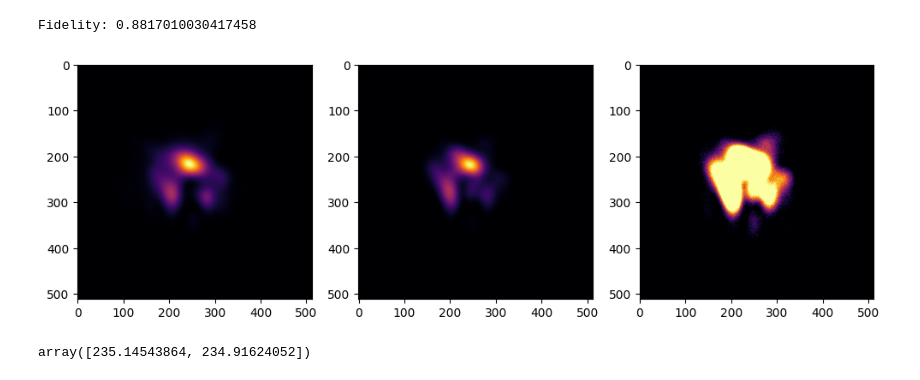
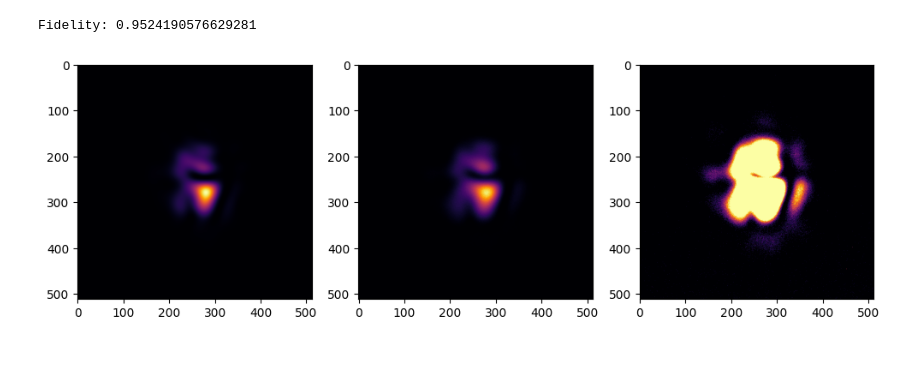
Before and after one commit to marcsgil/random_phase_measurements, a Jupyter notebook: test.ipynb, the cells around one changed output. Saved outputs shown, nothing was run; the diff lists cells and outputs as text; code cells hidden in the pictures.

Commit message:
once again managed to get good results

```diff
--- a/test.ipynb
+++ b/test.ipynb
@@ -20,53 +20,55 @@ calibration_path = result_directory / "calibration_data" / "calibration.h5"
 
 with h5py.File(calibration_path) as f:
     calibration_image = np.asarray(f["calibration_image"])
-
-calibration_result = CalibrationResult.load(calibration_path)
-
-det_matrix = np.linalg.det(calibration_result.transform.matrix)
-zoom = np.sqrt(np.abs(det_matrix))
+    zoom = float(f["zoom"][()])
 
 _xs = np.arange(N) - N // 2
 _ys = np.arange(N) - N // 2
 xs, ys = np.meshgrid(_xs, _ys)
 # %%
+sigma_idx = 0
+phase_idx = 0
+coeff_idx = 0
+
 with h5py.File(result_directory / "phases.h5") as f:
-    phase = np.asarray(f["phases"][0, 1])
+    phase = np.asarray(f["phases"][sigma_idx, phase_idx])
+
+order_folder = "up_to_order_2"
 
 
-with h5py.File(result_directory / "up_to_order_2" / "modes.h5") as f:
+with h5py.File(result_directory / order_folder / "modes.h5") as f:
     basis = np.asarray(f["basis"])
-    coeff = np.asarray(f["coefficients"][1])
+    coeff = np.asarray(f["coefficients"][coeff_idx])
+
+with h5py.File(result_directory / order_folder / "data.h5") as f:
+    image_experiment = remove_background(f["images_phase_fourier"][sigma_idx, phase_idx, coeff_idx], 4)
 
 slm = slmcontrol.SLMDisplay(host="localhost")
 
 try:
     u = np.sum(coeff.reshape(-1, 1, 1) * basis, axis=0)
-    # u = slmcontrol.lg(xs, ys, l=2, w=50)
+    # u = slmcontrol.lg(xs, ys, l=2, w=30)
     # phase = -np.angle(u)
     holo = generate_amplitude_and_phase_hologram(u, phase, 192, 4, np.inf, slm_shape=(slm.height, slm.width // 2))
     slm.updateArray(holo)
 
-    with CustomXimea() as camera:
-        camera.set_exposure(200)
-        camera.calibrate(N, image=calibration_image)
-        image_experiment = remove_background(camera.capture(), 4)
+    # with CustomXimea() as camera:
+    #     camera.set_exposure(15)
+    #     camera.calibrate(N, image=calibration_image)
+    #     image_experiment = remove_background(camera.capture(), 4)
+
 
     ft_u = zoomfft2(u * np.exp(1j * phase), zoom)
     image_theory = np.abs(ft_u)**2
 
     print(f"Fidelity: {fidelity(np.abs(ft_u), np.sqrt(image_experiment.astype(np.float64)))}")
 
     fig, axs = plt.subplots(1, 3, figsize=(12, 8))
     axs[0].imshow(image_theory, cmap="inferno")
     axs[1].imshow(image_experiment, cmap="inferno")
     axs[2].imshow(image_experiment, cmap="inferno", vmax=10)
 finally:
     slm.close()
 # %% [output]
-Fidelity: 0.8817010030417458
+Fidelity: 0.9524190576629281
-[figure, old version]
+[figure, new version]
-# %%
-calibration_result.transform.inverse().offset
-# %% [output]
-array([235.14543864, 234.91624052])
```
Also changed, not shown: 8 other files.
